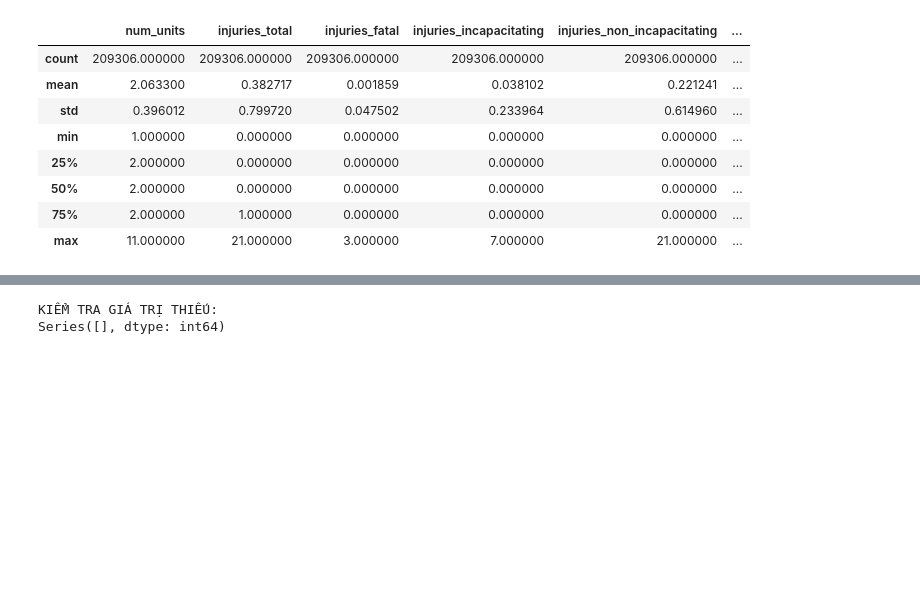
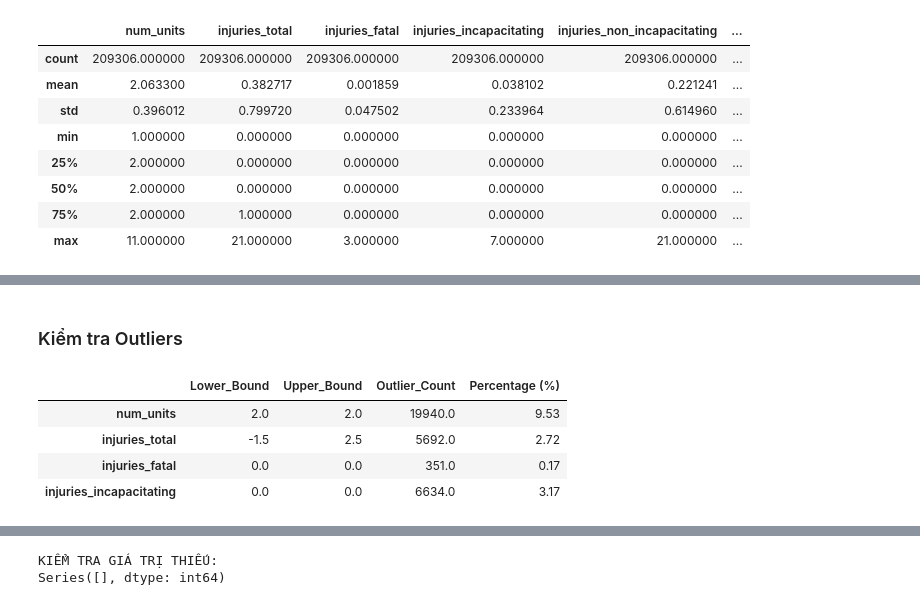
Before and after one commit to Nobita534/Traffic-Accident-DWH, a Jupyter notebook: DataMining/01_Data_Profiling_and_Cleaning.ipynb, the cells around one changed output, grey strips where cells are left out. Saved outputs shown, nothing was run; the diff lists cells and outputs as text; code cells hidden in the pictures; blank space fills up the shorter version.

```diff
--- a/DataMining/01_Data_Cleaning.ipynb
+++ b/DataMining/01_Data_Profiling_and_Cleaning.ipynb
@@ -103,0 +138,33 @@ Tạo biến `is_severe` để phân loại tai nạn:
+# %% [markdown]
+### Kiểm tra Outliers
+# %%
+def detect_numerical_outliers(df, numerical_cols):
+    """
+    Tính toán số lượng dòng bị coi là Outlier của từng cột số dựa trên IQR
+    để phát hiện các dữ liệu bất thường (Anomalies).
+    """
+    outlier_report = {}
+    for col in numerical_cols:
+        Q1 = df[col].quantile(0.25)
+        Q3 = df[col].quantile(0.75)
+        IQR = Q3 - Q1
+        lower_bound = Q1 - 1.5 * IQR
+        upper_bound = Q3 + 1.5 * IQR
+
+        outliers = df[(df[col] < lower_bound) | (df[col] > upper_bound)]
+        outlier_report[col] = {
+            'Lower_Bound': lower_bound,
+            'Upper_Bound': upper_bound,
+            'Outlier_Count': outliers.shape[0],
+            'Percentage (%)': round((outliers.shape[0] / df.shape[0]) * 100, 2)
+        }
+    return pd.DataFrame(outlier_report).T
+
+num_cols = ['num_units', 'injuries_total', 'injuries_fatal', 'injuries_incapacitating']
+detect_numerical_outliers(df, num_cols)
+# %% [output]
+|  | Lower_Bound | Upper_Bound | Outlier_Count | Percentage (%) |
+| num_units | 2.0 | 2.0 | 19940.0 | 9.53 |
+| injuries_total | -1.5 | 2.5 | 5692.0 | 2.72 |
+| injuries_fatal | 0.0 | 0.0 | 351.0 | 0.17 |
+| injuries_incapacitating | 0.0 | 0.0 | 6634.0 | 3.17 |
```
Also changed, not shown: parts of 15 cells of this notebook, 1 other file.
